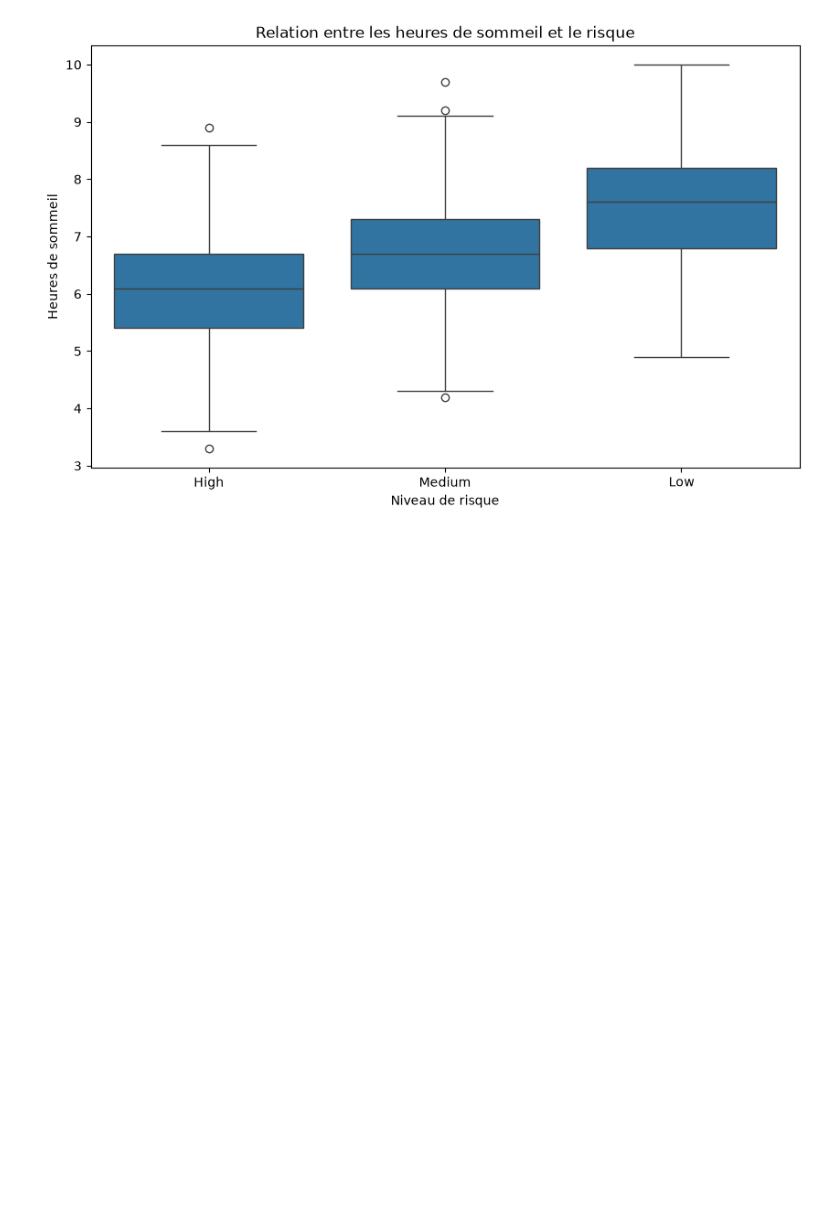
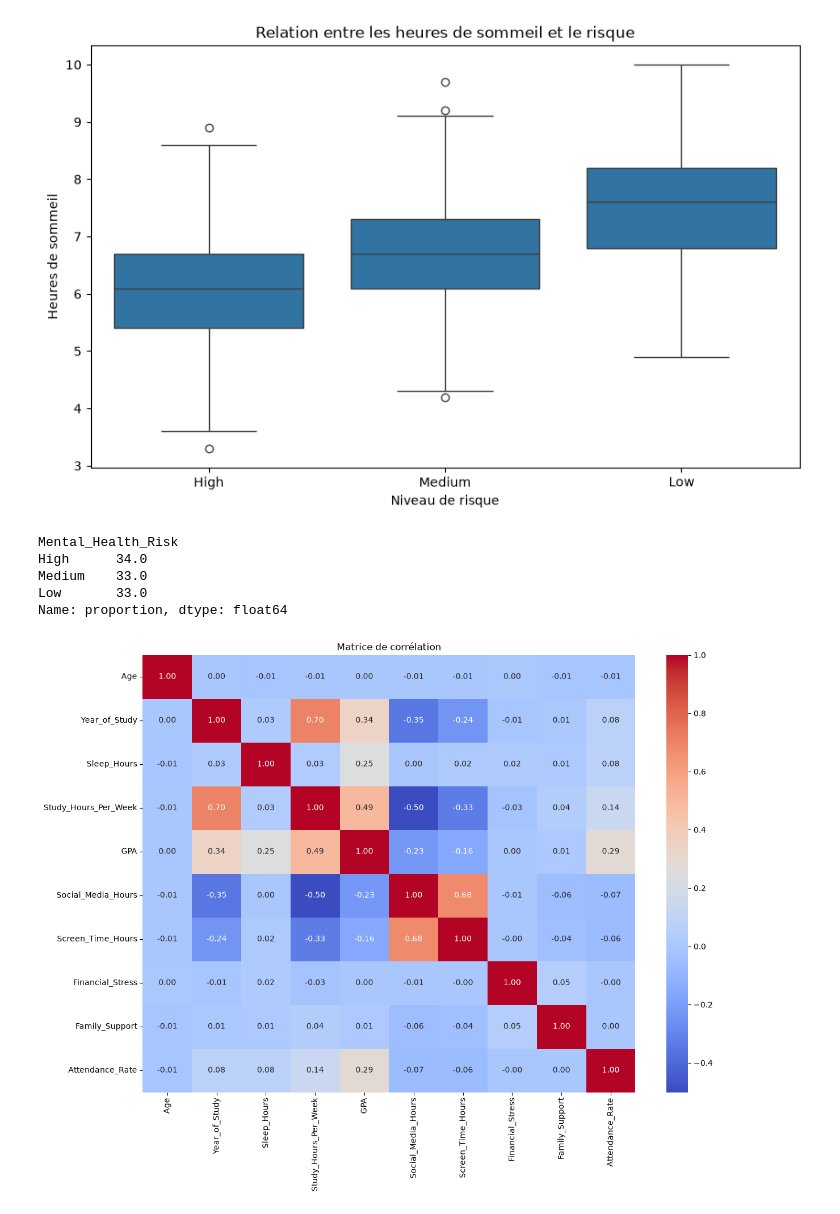
Before and after one commit to Yassinenmila/PsychoTrack, a Jupyter notebook: src/explore.ipynb, the cells around one changed output. Saved outputs shown, nothing was run; the diff lists cells and outputs as text; code cells hidden in the pictures; blank space fills up the shorter version.

```diff
--- a/src/explore.ipynb
+++ b/src/explore.ipynb
@@ -60,6 +60,8 @@ Data columns (total 17 columns):
  16  Mental_Health_Risk              2000 non-null   str
 dtypes: float64(8), int64(2), str(7)
 memory usage: 328.2 KB
+# %%
+df=df.drop(columns='Student_ID')
 # %%
 df.isna().sum()
 # %% [output]
@@ -270,3 +303,28 @@ plt.ylabel('Heures de sommeil')
 plt.show()
 # %% [output]
 [figure]
+# %%
+df[target].value_counts(normalize=True) * 100
+# %% [output]
+Mental_Health_Risk
+High      34.0
+Medium    33.0
+Low       33.0
+Name: proportion, dtype: float64
+# %%
+plt.figure(figsize=(14, 10))
+
+corr = df.select_dtypes(include='number').corr()
+
+sns.heatmap(
+    corr,
+    annot=True,
+    cmap='coolwarm',
+    fmt='.2f'
+)
+
+plt.title("Matrice de corrélation")
+
+plt.show()
+# %% [output]
+[figure, added]
```
Also changed, not shown: parts of 10 cells of this notebook, 50 other files.
